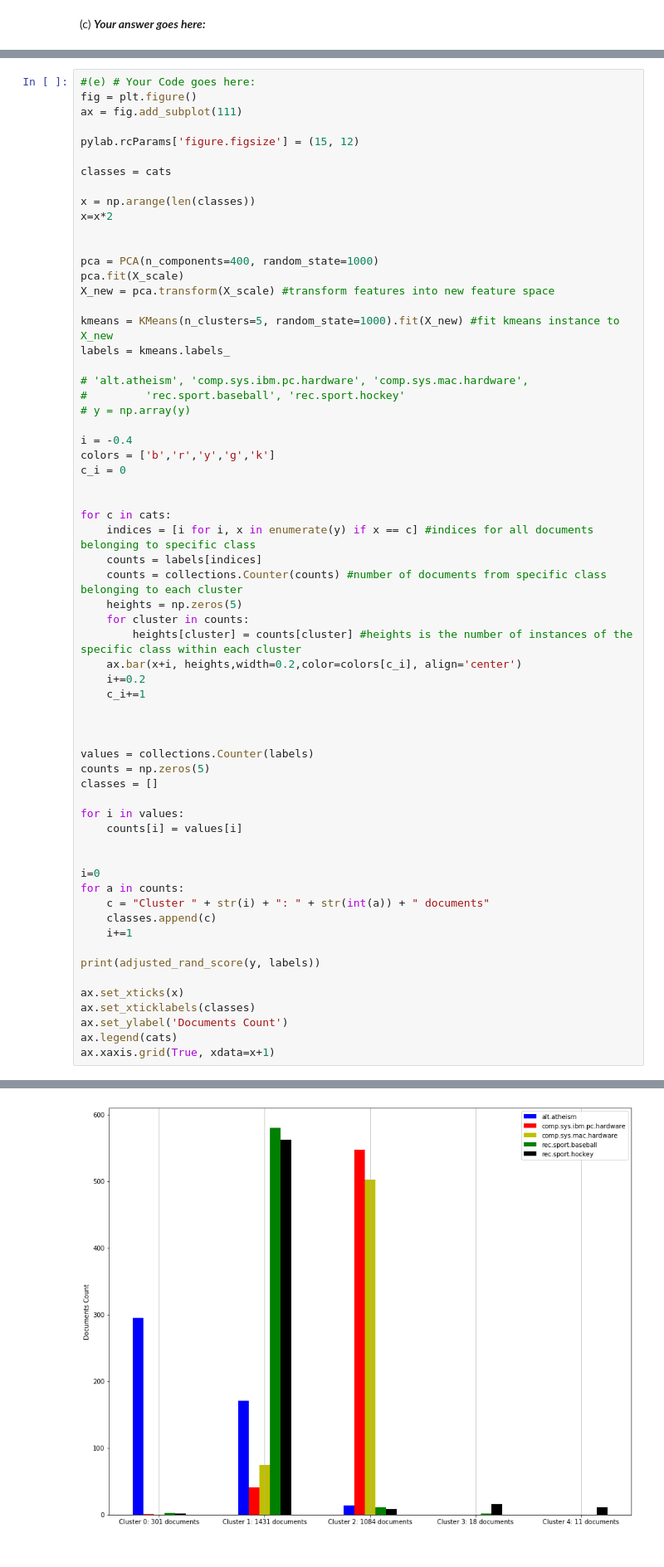
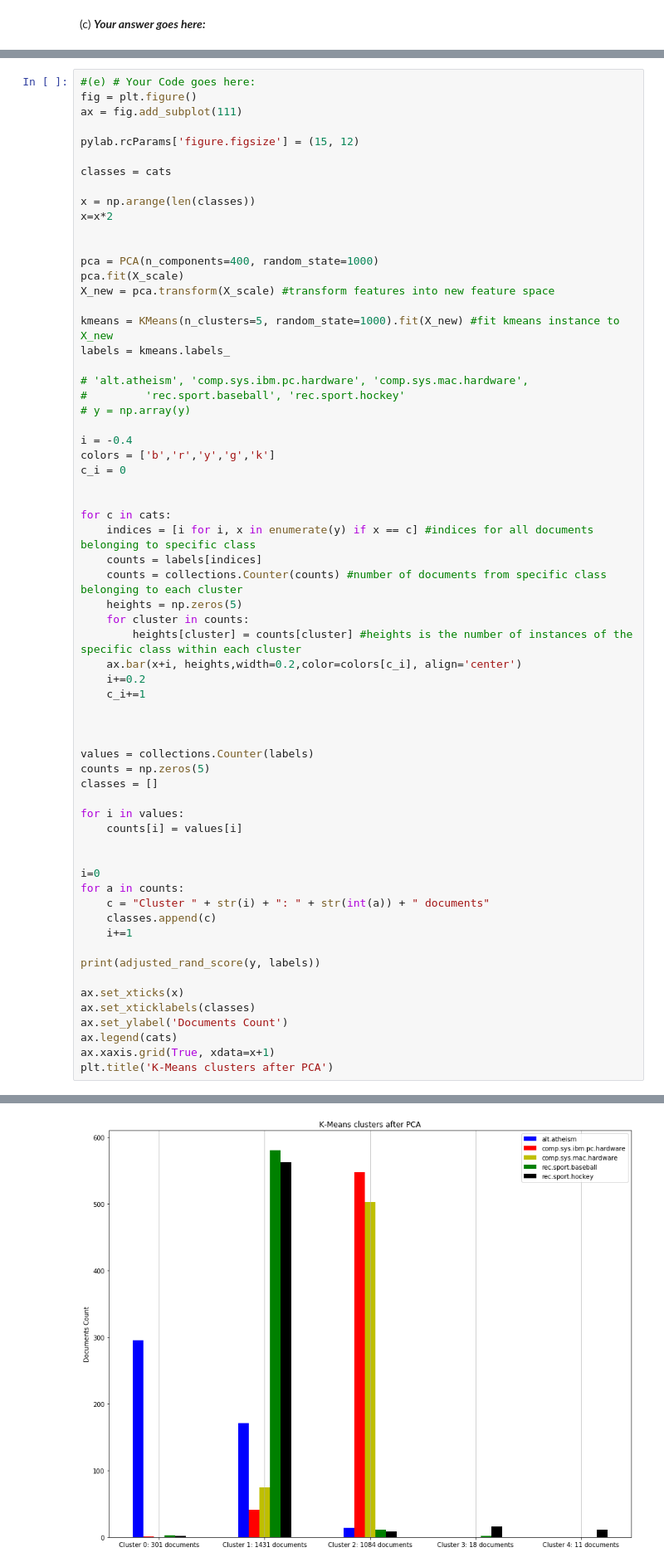
Before and after one commit to evanj354/Machine-Learning-Projects, a Jupyter notebook: 04_A_KMeans.ipynb, the cells around one changed output, grey strips where cells are left out. Shown: that part at 83% size. Cells and saved outputs as stored; diff of their text form.

```diff
--- a/04_A_KMeans.ipynb
+++ b/04_A_KMeans.ipynb
@@ -488,5 +487,6 @@ ax.set_xticklabels(classes)
 ax.set_ylabel('Documents Count')
 ax.legend(cats)
 ax.xaxis.grid(True, xdata=x+1)
+plt.title('K-Means clusters after PCA')
 # %% [output]
 0.36819330563472313
@@ -493,3 +494,3 @@ ax.xaxis.grid(True, xdata=x+1)
-[figure, old version]
+[figure, new version]
 # %% [markdown]
 (f) ***Your answer goes here:***
```
Also changed, not shown: parts of 5 cells of this notebook.
